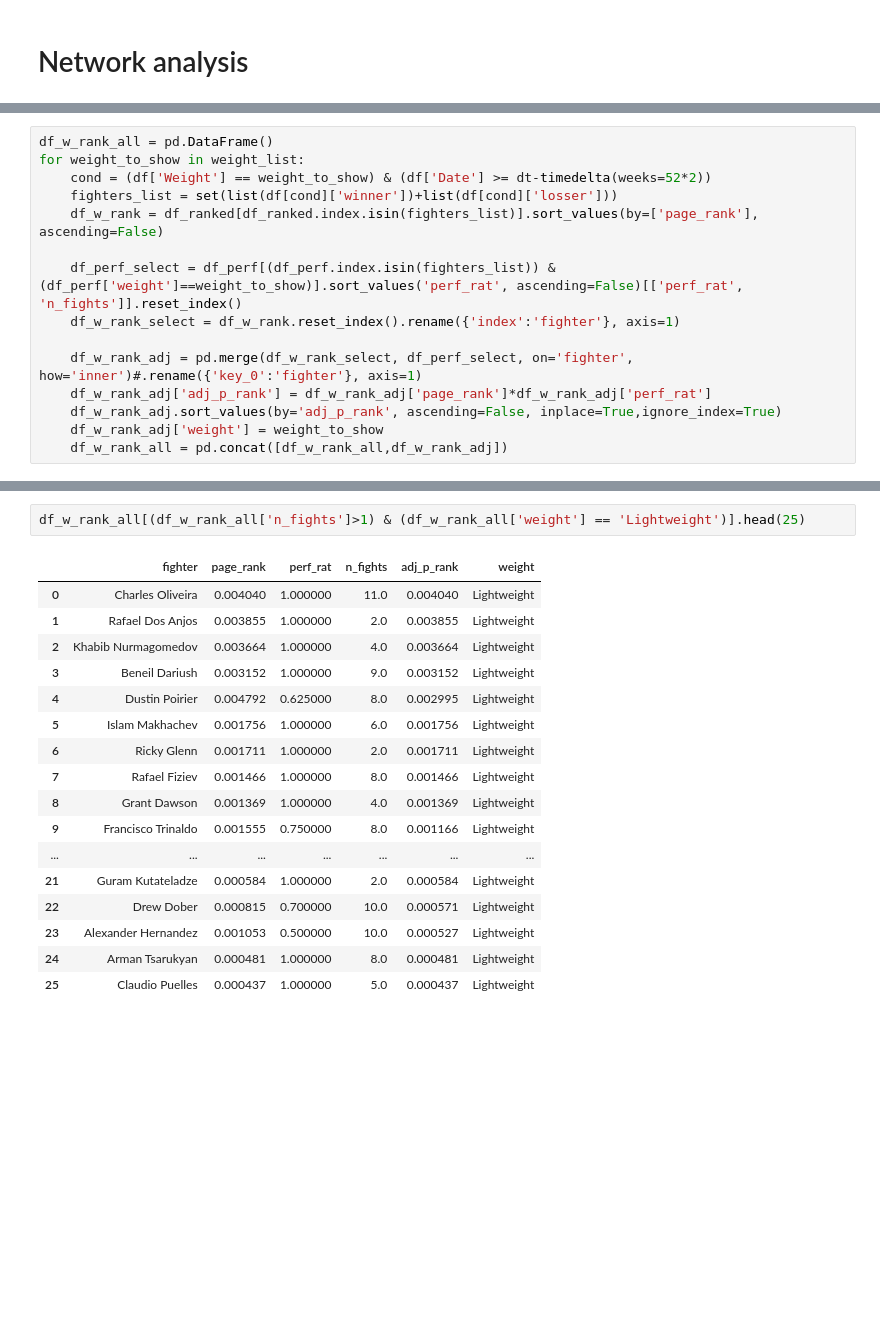
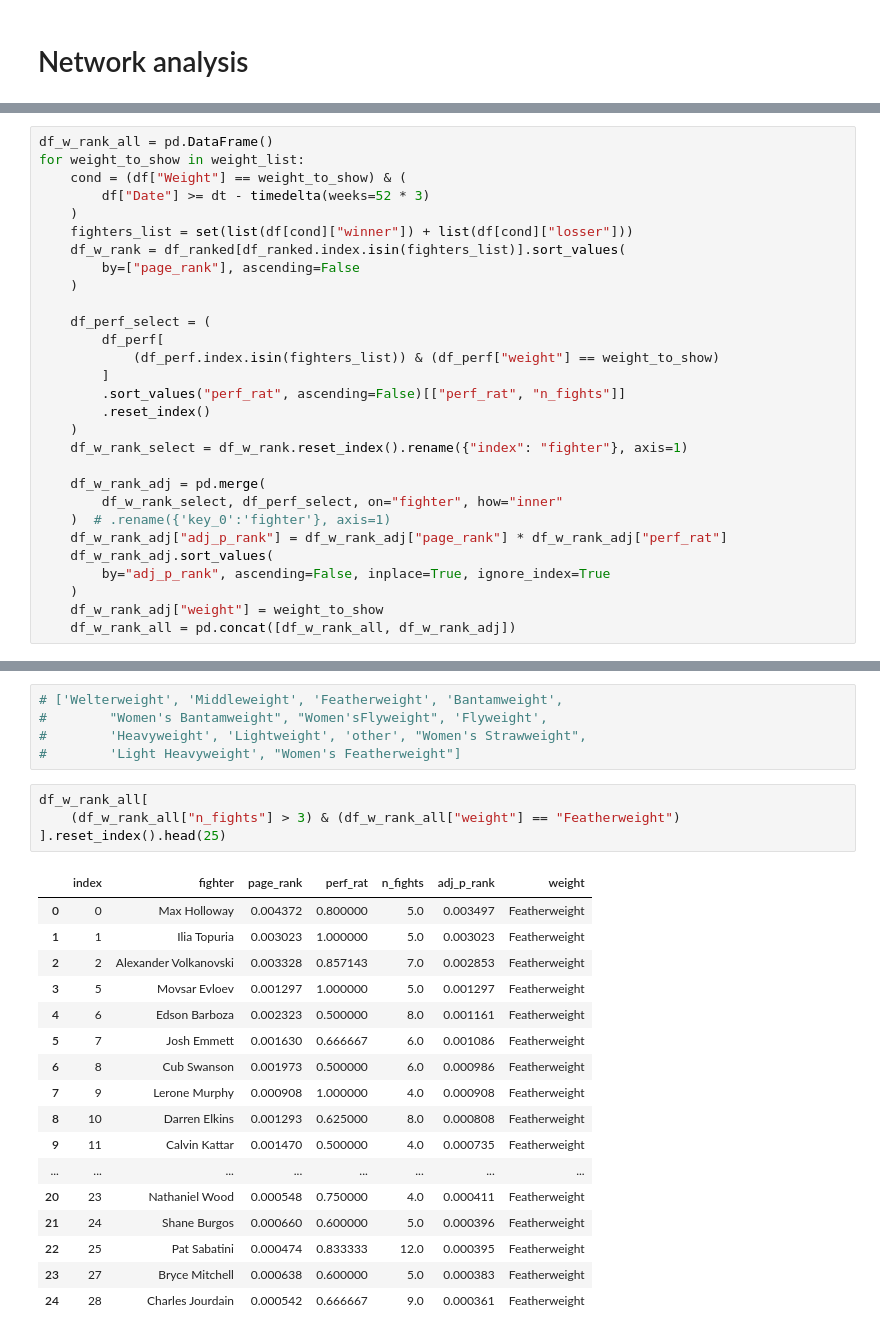
Before and after one commit to zarreh/mma_ranking, a Jupyter notebook: UFC_ranking/UFC_ranking.ipynb, the cells around one changed output, grey strips where cells are left out. Saved outputs shown, nothing was run; the diff lists cells and outputs as text; blank space fills up the shorter version.

```diff
--- a/UFC_ranking/UFC_ranking.ipynb
+++ b/UFC_ranking/UFC_ranking.ipynb
@@ -199,17 +266,31 @@ array(['Welterweight', 'Middleweight', 'Featherweight', 'Bantamweight',
 # %%
 df_w_rank_all = pd.DataFrame()
 for weight_to_show in weight_list:
-    cond = (df['Weight'] == weight_to_show) & (df['Date'] >= dt-timedelta(weeks=52*2))
-    fighters_list = set(list(df[cond]['winner'])+list(df[cond]['losser']))
-    df_w_rank = df_ranked[df_ranked.index.isin(fighters_list)].sort_values(by=['page_rank'], ascending=False)
+    cond = (df["Weight"] == weight_to_show) & (
+        df["Date"] >= dt - timedelta(weeks=52 * 3)
+    )
+    fighters_list = set(list(df[cond]["winner"]) + list(df[cond]["losser"]))
+    df_w_rank = df_ranked[df_ranked.index.isin(fighters_list)].sort_values(
+        by=["page_rank"], ascending=False
+    )
 
-    df_perf_select = df_perf[(df_perf.index.isin(fighters_list)) & (df_perf['weight']==weight_to_show)].sort_values('perf_rat', ascending=False)[['perf_rat', 'n_fights']].reset_index()
-    df_w_rank_select = df_w_rank.reset_index().rename({'index':'fighter'}, axis=1)
+    df_perf_select = (
+        df_perf[
+            (df_perf.index.isin(fighters_list)) & (df_perf["weight"] == weight_to_show)
+        ]
+        .sort_values("perf_rat", ascending=False)[["perf_rat", "n_fights"]]
+        .reset_index()
+    )
+    df_w_rank_select = df_w_rank.reset_index().rename({"index": "fighter"}, axis=1)
 
-    df_w_rank_adj = pd.merge(df_w_rank_select, df_perf_select, on='fighter', how='inner')#.rename({'key_0':'fighter'}, axis=1)
-    df_w_rank_adj['adj_p_rank'] = df_w_rank_adj['page_rank']*df_w_rank_adj['perf_rat']
-    df_w_rank_adj.sort_values(by='adj_p_rank', ascending=False, inplace=True,ignore_index=True)
-    df_w_rank_adj['weight'] = weight_to_show
-    df_w_rank_all = pd.concat([df_w_rank_all,df_w_rank_adj])
+    df_w_rank_adj = pd.merge(
+        df_w_rank_select, df_perf_select, on="fighter", how="inner"
+    )  # .rename({'key_0':'fighter'}, axis=1)
+    df_w_rank_adj["adj_p_rank"] = df_w_rank_adj["page_rank"] * df_w_rank_adj["perf_rat"]
+    df_w_rank_adj.sort_values(
+        by="adj_p_rank", ascending=False, inplace=True, ignore_index=True
+    )
+    df_w_rank_adj["weight"] = weight_to_show
+    df_w_rank_all = pd.concat([df_w_rank_all, df_w_rank_adj])
 # %%
 # df_w_rank_all[(df_w_rank_all['n_fights']>1)].to_csv('w_ranking.csv')
@@ -217,22 +298,29 @@ df_w_rank_all.to_csv('w_ranking.csv')
+# %%
+# ['Welterweight', 'Middleweight', 'Featherweight', 'Bantamweight',
+#        "Women's Bantamweight", "Women'sFlyweight", 'Flyweight',
+#        'Heavyweight', 'Lightweight', 'other', "Women's Strawweight",
+#        'Light Heavyweight', "Women's Featherweight"]
 # %%
-df_w_rank_all[(df_w_rank_all['n_fights']>1) & (df_w_rank_all['weight'] == 'Lightweight')].head(25)
+df_w_rank_all[
+    (df_w_rank_all["n_fights"] > 3) & (df_w_rank_all["weight"] == "Featherweight")
+].reset_index().head(25)
 # %% [output]
-|  | fighter | page_rank | perf_rat | n_fights | adj_p_rank | weight |
-| 0 | Charles Oliveira | 0.004040 | 1.000000 | 11.0 | 0.004040 | Lightweight |
-| 1 | Rafael Dos Anjos | 0.003855 | 1.000000 | 2.0 | 0.003855 | Lightweight |
-| 2 | Khabib Nurmagomedov | 0.003664 | 1.000000 | 4.0 | 0.003664 | Lightweight |
-| 3 | Beneil Dariush | 0.003152 | 1.000000 | 9.0 | 0.003152 | Lightweight |
-| 4 | Dustin Poirier | 0.004792 | 0.625000 | 8.0 | 0.002995 | Lightweight |
-| 5 | Islam Makhachev | 0.001756 | 1.000000 | 6.0 | 0.001756 | Lightweight |
-| 6 | Ricky Glenn | 0.001711 | 1.000000 | 2.0 | 0.001711 | Lightweight |
-| 7 | Rafael Fiziev | 0.001466 | 1.000000 | 8.0 | 0.001466 | Lightweight |
-| 8 | Grant Dawson | 0.001369 | 1.000000 | 4.0 | 0.001369 | Lightweight |
-| 9 | Francisco Trinaldo | 0.001555 | 0.750000 | 8.0 | 0.001166 | Lightweight |
-| ... | ... | ... | ... | ... | ... | ... |
-| 21 | Guram Kutateladze | 0.000584 | 1.000000 | 2.0 | 0.000584 | Lightweight |
-| 22 | Drew Dober | 0.000815 | 0.700000 | 10.0 | 0.000571 | Lightweight |
-| 23 | Alexander Hernandez | 0.001053 | 0.500000 | 10.0 | 0.000527 | Lightweight |
-| 24 | Arman Tsarukyan | 0.000481 | 1.000000 | 8.0 | 0.000481 | Lightweight |
-| 25 | Claudio Puelles | 0.000437 | 1.000000 | 5.0 | 0.000437 | Lightweight |
+|  | index | fighter | page_rank | perf_rat | n_fights | adj_p_rank | weight |
+| 0 | 0 | Max Holloway | 0.004372 | 0.800000 | 5.0 | 0.003497 | Featherweight |
+| 1 | 1 | Ilia Topuria | 0.003023 | 1.000000 | 5.0 | 0.003023 | Featherweight |
+| 2 | 2 | Alexander Volkanovski | 0.003328 | 0.857143 | 7.0 | 0.002853 | Featherweight |
+| 3 | 5 | Movsar Evloev | 0.001297 | 1.000000 | 5.0 | 0.001297 | Featherweight |
+| 4 | 6 | Edson Barboza | 0.002323 | 0.500000 | 8.0 | 0.001161 | Featherweight |
+| 5 | 7 | Josh Emmett | 0.001630 | 0.666667 | 6.0 | 0.001086 | Featherweight |
+| 6 | 8 | Cub Swanson | 0.001973 | 0.500000 | 6.0 | 0.000986 | Featherweight |
+| 7 | 9 | Lerone Murphy | 0.000908 | 1.000000 | 4.0 | 0.000908 | Featherweight |
+| 8 | 10 | Darren Elkins | 0.001293 | 0.625000 | 8.0 | 0.000808 | Featherweight |
+| 9 | 11 | Calvin Kattar | 0.001470 | 0.500000 | 4.0 | 0.000735 | Featherweight |
+| ... | ... | ... | ... | ... | ... | ... | ... |
+| 20 | 23 | Nathaniel Wood | 0.000548 | 0.750000 | 4.0 | 0.000411 | Featherweight |
+| 21 | 24 | Shane Burgos | 0.000660 | 0.600000 | 5.0 | 0.000396 | Featherweight |
+| 22 | 25 | Pat Sabatini | 0.000474 | 0.833333 | 12.0 | 0.000395 | Featherweight |
+| 23 | 27 | Bryce Mitchell | 0.000638 | 0.600000 | 5.0 | 0.000383 | Featherweight |
+| 24 | 28 | Charles Jourdain | 0.000542 | 0.666667 | 9.0 | 0.000361 | Featherweight |
 # %%
 def pfp_performance(m):
```
Also changed, not shown: parts of 19 cells of this notebook, 4 other files.
